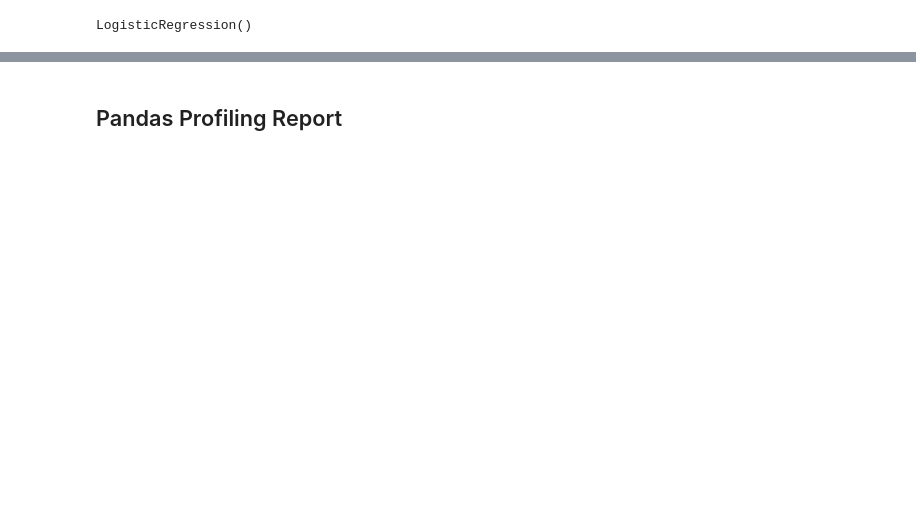
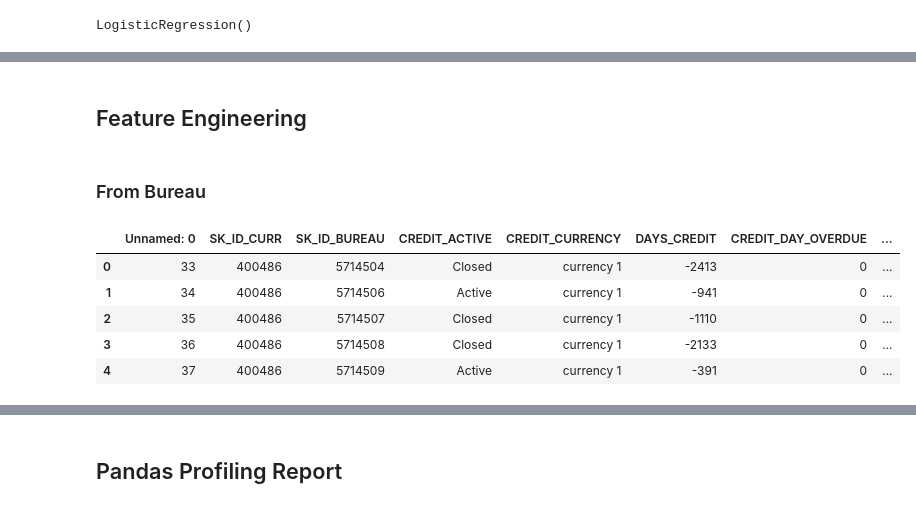
Before and after one commit to selingumusdag/home_credit_default_risk, a Jupyter notebook: home_credit_eda.ipynb, the cells around one changed output, grey strips where cells are left out. Saved outputs shown, nothing was run; the diff lists cells and outputs as text; code cells hidden in the pictures; blank space fills up the shorter version.

```diff
--- a/home_credit_eda.ipynb
+++ b/home_credit_eda.ipynb
@@ -501,0 +463,14 @@ strong multicollinearity or other numerical problems.
+# %% [markdown]
+## Feature Engineering
+# %% [markdown]
+### From Bureau
+# %%
+bureau = pd.read_csv('./home_credit_data/bureau_test.csv')
+bureau.head()
+# %% [output]
+|  | Unnamed: 0 | SK_ID_CURR | SK_ID_BUREAU | CREDIT_ACTIVE | CREDIT_CURRENCY | DAYS_CREDIT | CREDIT_DAY_OVERDUE | ... |
+| 0 | 33 | 400486 | 5714504 | Closed | currency 1 | -2413 | 0 | ... |
+| 1 | 34 | 400486 | 5714506 | Active | currency 1 | -941 | 0 | ... |
+| 2 | 35 | 400486 | 5714507 | Closed | currency 1 | -1110 | 0 | ... |
+| 3 | 36 | 400486 | 5714508 | Closed | currency 1 | -2133 | 0 | ... |
+| 4 | 37 | 400486 | 5714509 | Active | currency 1 | -391 | 0 | ... |
```
Also changed, not shown: parts of 22 cells of this notebook.
